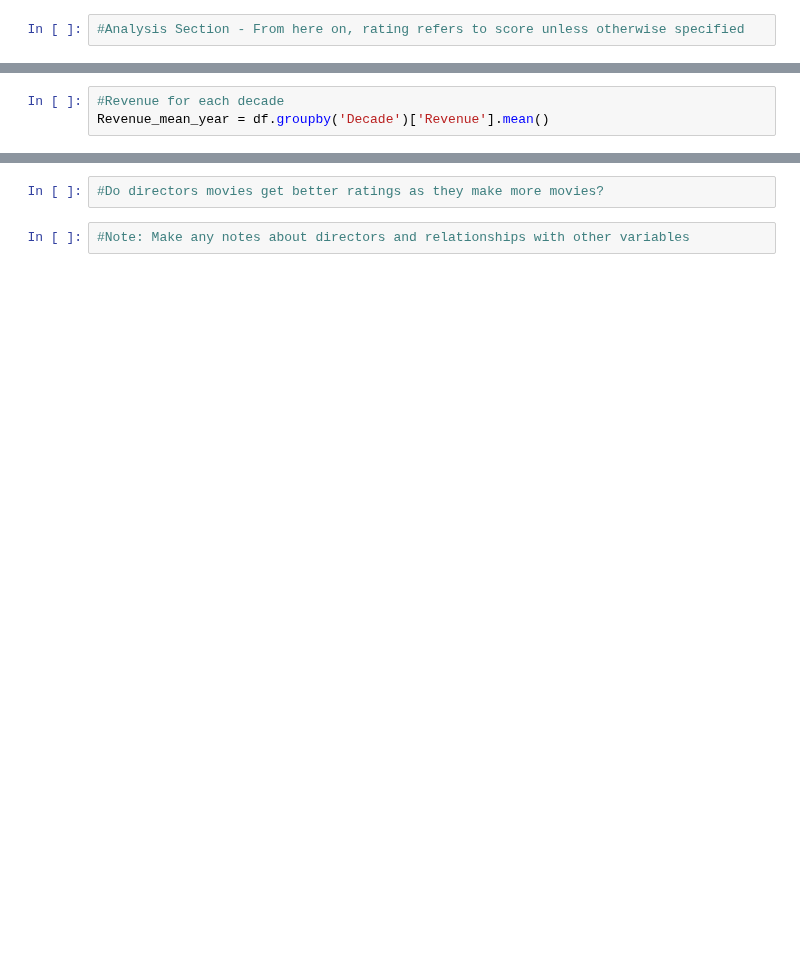
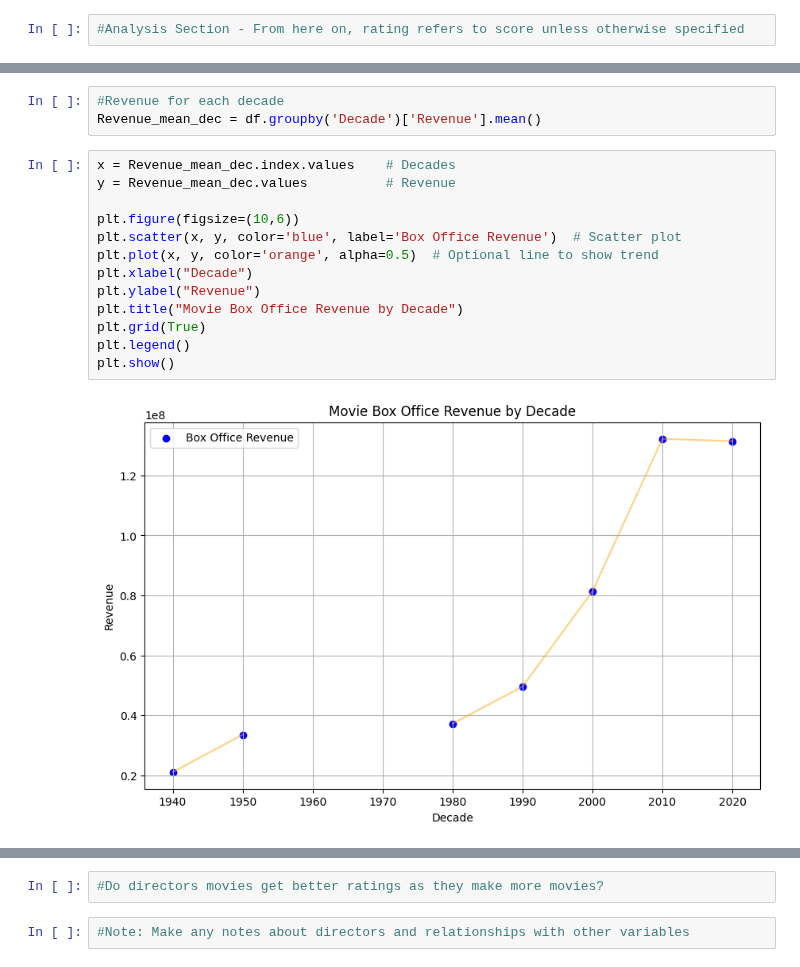
Before and after one commit to CNelson2004/Movies_Analysis, a Jupyter notebook: explore.ipynb, the cells around one changed output, grey strips where cells are left out. Cells and saved outputs as stored; diff of their text form; blank space fills up the shorter version.

```diff
--- a/explore.ipynb
+++ b/explore.ipynb
@@ -629,5 +824,20 @@ Revenue_mean_year = df.groupby('year')['Revenue'].mean()
 # %%
 #Revenue for each decade
-Revenue_mean_year = df.groupby('Decade')['Revenue'].mean()
+Revenue_mean_dec = df.groupby('Decade')['Revenue'].mean()
+# %%
+x = Revenue_mean_dec.index.values    # Decades
+y = Revenue_mean_dec.values          # Revenue
+
+plt.figure(figsize=(10,6))
+plt.scatter(x, y, color='blue', label='Box Office Revenue')  # Scatter plot
+plt.plot(x, y, color='orange', alpha=0.5)  # Optional line to show trend
+plt.xlabel("Decade")
+plt.ylabel("Revenue")
+plt.title("Movie Box Office Revenue by Decade")
+plt.grid(True)
+plt.legend()
+plt.show()
+# %% [output]
+[figure, added]
 # %%
 #Revenue for each season?
```
Also changed, not shown: parts of 39 cells of this notebook, 1 other file.
